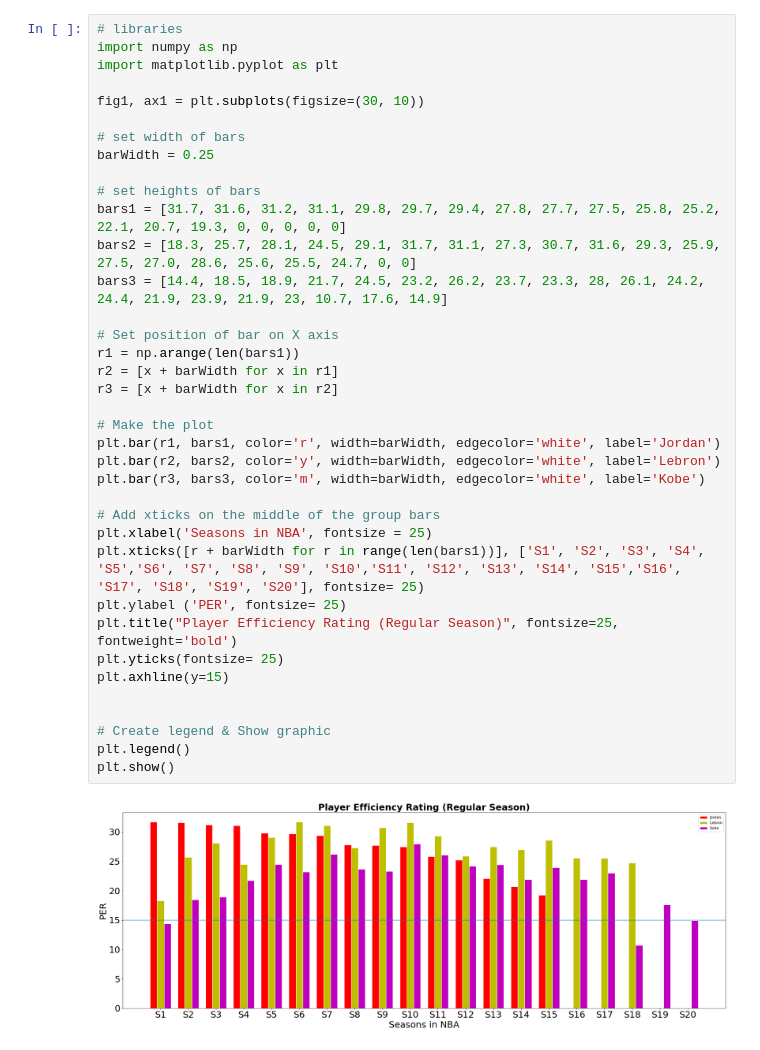
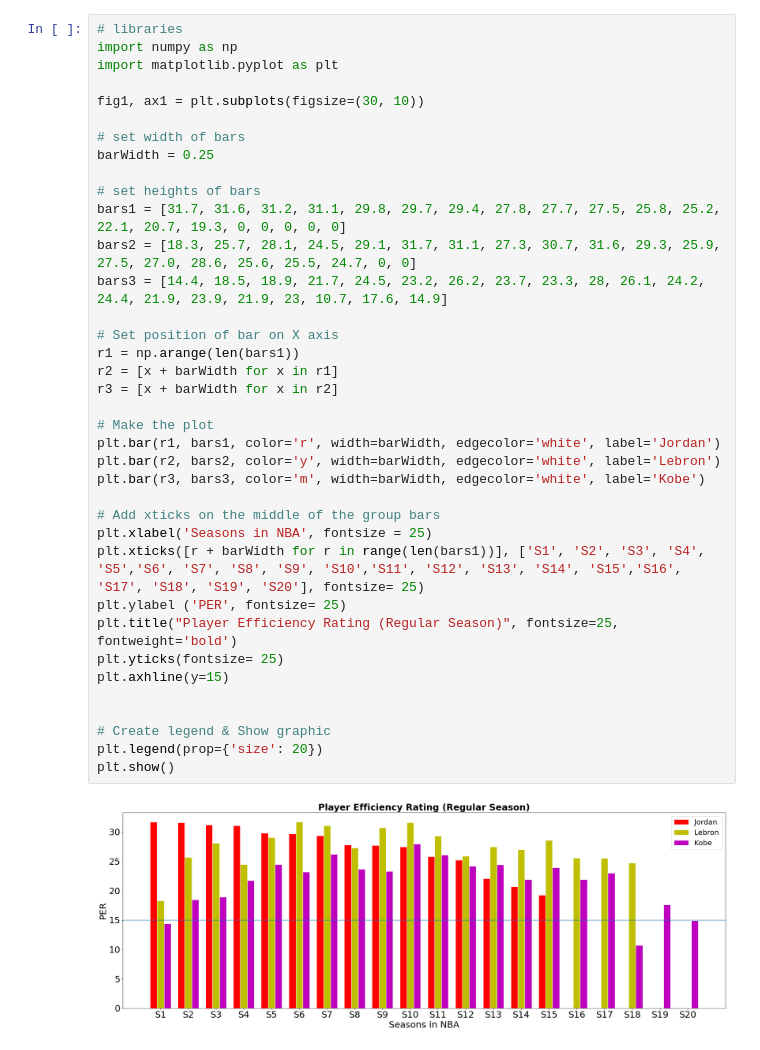
Before and after one commit to tstenner1/Data-Cleanup-and-Analysis-Project, a Jupyter notebook: adstats.ipynb, the cells around one changed output. Cells and saved outputs as stored; diff of their text form.

```diff
--- a/adstats.ipynb
+++ b/adstats.ipynb
@@ -8,32 +8,32 @@ fig1, ax1 = plt.subplots(figsize=(30, 10))
 # set width of bars
 barWidth = 0.25
 
 # set heights of bars
 bars1 = [31.7, 31.6, 31.2, 31.1, 29.8, 29.7, 29.4, 27.8, 27.7, 27.5, 25.8, 25.2, 22.1, 20.7, 19.3, 0, 0, 0, 0, 0]
 bars2 = [18.3, 25.7, 28.1, 24.5, 29.1, 31.7, 31.1, 27.3, 30.7, 31.6, 29.3, 25.9, 27.5, 27.0, 28.6, 25.6, 25.5, 24.7, 0, 0]
 bars3 = [14.4, 18.5, 18.9, 21.7, 24.5, 23.2, 26.2, 23.7, 23.3, 28, 26.1, 24.2, 24.4, 21.9, 23.9, 21.9, 23, 10.7, 17.6, 14.9]
 
 # Set position of bar on X axis
 r1 = np.arange(len(bars1))
 r2 = [x + barWidth for x in r1]
 r3 = [x + barWidth for x in r2]
 
 # Make the plot
 plt.bar(r1, bars1, color='r', width=barWidth, edgecolor='white', label='Jordan')
 plt.bar(r2, bars2, color='y', width=barWidth, edgecolor='white', label='Lebron')
 plt.bar(r3, bars3, color='m', width=barWidth, edgecolor='white', label='Kobe')
 
 # Add xticks on the middle of the group bars
 plt.xlabel('Seasons in NBA', fontsize = 25)
 plt.xticks([r + barWidth for r in range(len(bars1))], ['S1', 'S2', 'S3', 'S4', 'S5','S6', 'S7', 'S8', 'S9', 'S10','S11', 'S12', 'S13', 'S14', 'S15','S16', 'S17', 'S18', 'S19', 'S20'], fontsize= 25)
 plt.ylabel ('PER', fontsize= 25)
 plt.title("Player Efficiency Rating (Regular Season)", fontsize=25, fontweight='bold')
 plt.yticks(fontsize= 25)
 plt.axhline(y=15)
 
 
 # Create legend & Show graphic
-plt.legend()
+plt.legend(prop={'size': 20})
 plt.show()
 # %% [output]
-[figure, old version]
+[figure, new version]
```
